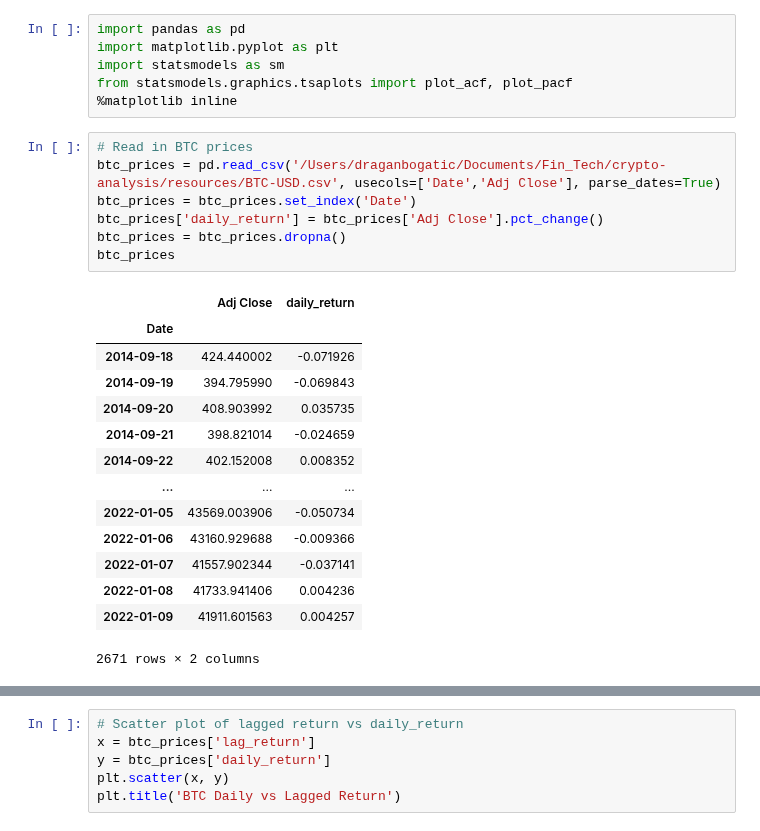
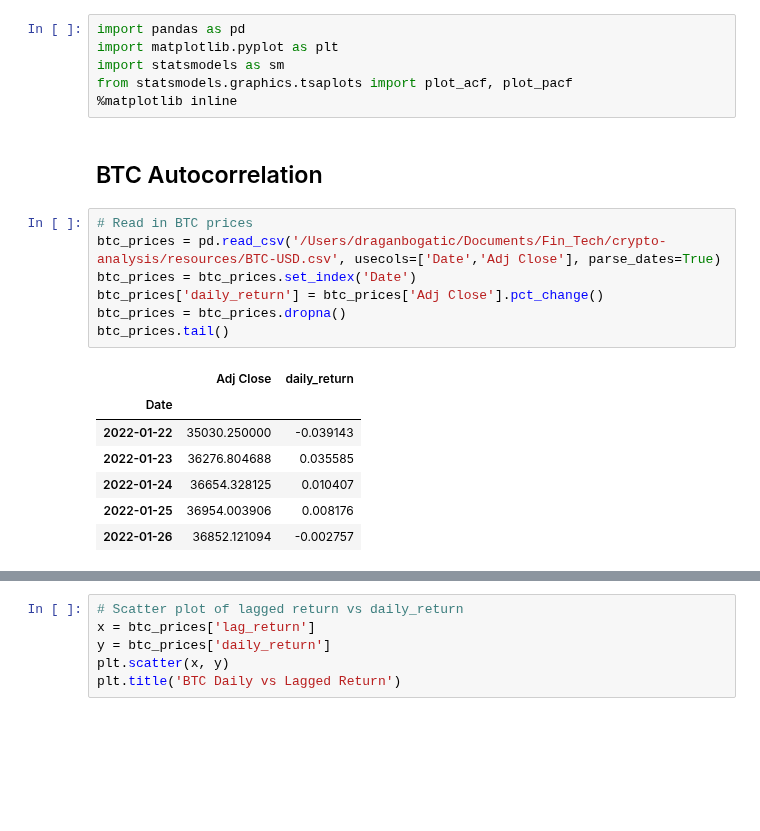
Before and after one commit to dbogatic/crypto-analysis, a Jupyter notebook: btc_autocorrelation.ipynb, the cells around one changed output, grey strips where cells are left out. Drawn from its saved outputs; the diff is of its cells as text; blank space fills up the shorter version.

```diff
--- a/btc_autocorrelation.ipynb
+++ b/btc_autocorrelation.ipynb
@@ -6,26 +6,21 @@ import matplotlib.pyplot as plt
 import statsmodels as sm
 from statsmodels.graphics.tsaplots import plot_acf, plot_pacf
 %matplotlib inline
+# %% [markdown]
+## BTC Autocorrelation
 # %%
 # Read in BTC prices
 btc_prices = pd.read_csv('/Users/draganbogatic/Documents/Fin_Tech/crypto-analysis/resources/BTC-USD.csv', usecols=['Date','Adj Close'], parse_dates=True)
 btc_prices = btc_prices.set_index('Date')
 btc_prices['daily_return'] = btc_prices['Adj Close'].pct_change()
 btc_prices = btc_prices.dropna()
-btc_prices
+btc_prices.tail()
 # %% [output]
 |  | Adj Close | daily_return |
 | Date |  |  |
-| 2014-09-18 | 424.440002 | -0.071926 |
-| 2014-09-19 | 394.795990 | -0.069843 |
-| 2014-09-20 | 408.903992 | 0.035735 |
-| 2014-09-21 | 398.821014 | -0.024659 |
-| 2014-09-22 | 402.152008 | 0.008352 |
-| ... | ... | ... |
-| 2022-01-05 | 43569.003906 | -0.050734 |
-| 2022-01-06 | 43160.929688 | -0.009366 |
-| 2022-01-07 | 41557.902344 | -0.037141 |
-| 2022-01-08 | 41733.941406 | 0.004236 |
-| 2022-01-09 | 41911.601563 | 0.004257 |
+| 2022-01-22 | 35030.250000 | -0.039143 |
+| 2022-01-23 | 36276.804688 | 0.035585 |
+| 2022-01-24 | 36654.328125 | 0.010407 |
+| 2022-01-25 | 36954.003906 | 0.008176 |
+| 2022-01-26 | 36852.121094 | -0.002757 |
-2671 rows × 2 columns
 # %%
```
Also changed, not shown: parts of 14 cells of this notebook.
